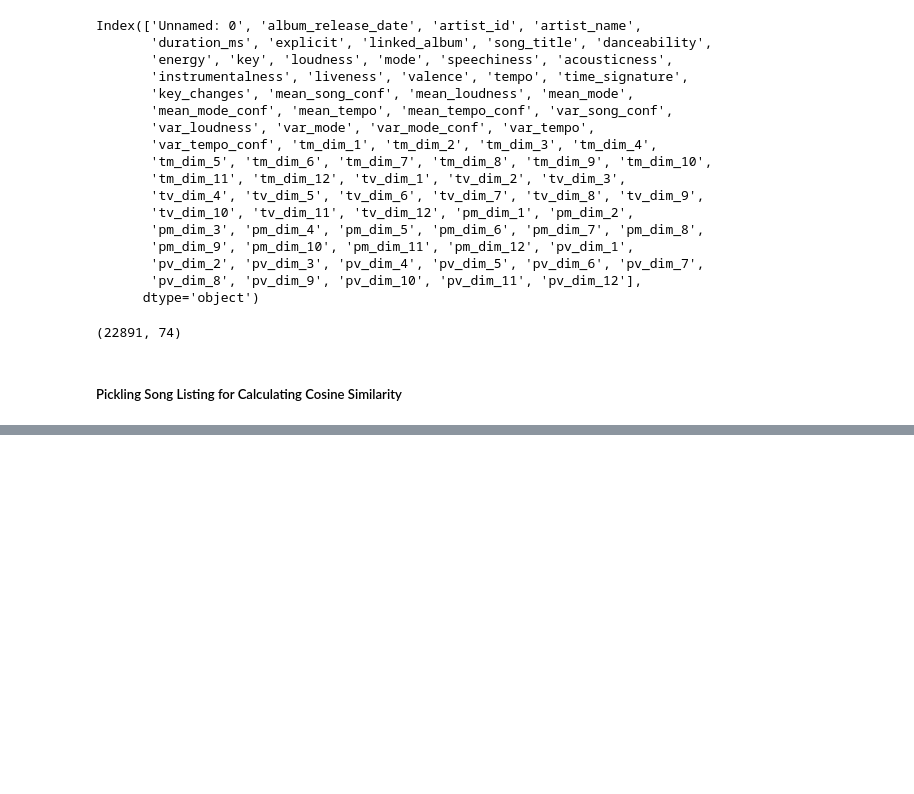
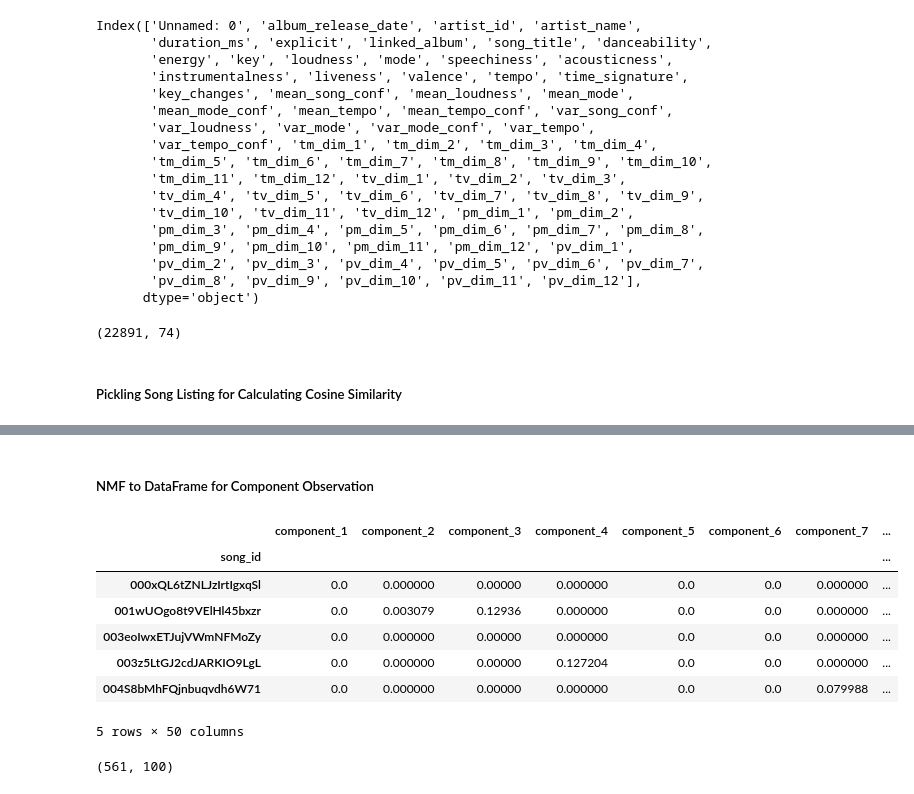
Before and after one commit to jonjohnsontc/songwriter-graph, a Jupyter notebook: notebooks/preprocessing.ipynb, the cells around one changed output, grey strips where cells are left out. Drawn from its saved outputs; the diff is of its cells as text; code cells hidden in the pictures; blank space fills up the shorter version.

```diff
--- a/notebooks/preprocessing.ipynb
+++ b/notebooks/preprocessing.ipynb
@@ -388,0 +390,21 @@ svd_dfg.to_csv('../data/svd_dfg.csv')
+# %%
+nmf = NMF(n_components=50, random_state=42)
+nmf_g = nmf.fit_transform(genre_dummies)
+# %% [markdown]
+##### NMF to DataFrame for Component Observation
+# %%
+nmf_component_names = ["component_"+str(i+1) for i in range(50)]
+nmf_dfg = pd.DataFrame(nmf_g,
+                      columns=nmf_component_names)
+nmf_dfg.insert(0, 'song_id', genre_dummies.index)
+nmf_dfg.set_index('song_id', inplace=True)
+nmf_dfg.head()
+# %% [output]
+|  | component_1 | component_2 | component_3 | component_4 | component_5 | component_6 | component_7 | ... |
+| song_id |  |  |  |  |  |  |  | ... |
+| 000xQL6tZNLJzIrtIgxqSl | 0.0 | 0.000000 | 0.00000 | 0.000000 | 0.0 | 0.0 | 0.000000 | ... |
+| 001wUOgo8t9VElHl45bxzr | 0.0 | 0.003079 | 0.12936 | 0.000000 | 0.0 | 0.0 | 0.000000 | ... |
+| 003eoIwxETJujVWmNFMoZy | 0.0 | 0.000000 | 0.00000 | 0.000000 | 0.0 | 0.0 | 0.000000 | ... |
+| 003z5LtGJ2cdJARKIO9LgL | 0.0 | 0.000000 | 0.00000 | 0.127204 | 0.0 | 0.0 | 0.000000 | ... |
+| 004S8bMhFQjnbuqvdh6W71 | 0.0 | 0.000000 | 0.00000 | 0.000000 | 0.0 | 0.0 | 0.079988 | ... |
+5 rows × 50 columns
@@ -388,0 +418,4 @@ svd_dfg.to_csv('../data/svd_dfg.csv')
+# %%
+loadings_nmfg.shape
+# %% [output]
+(561, 100)
```
Also changed, not shown: parts of 23 cells of this notebook, 20 other files.
